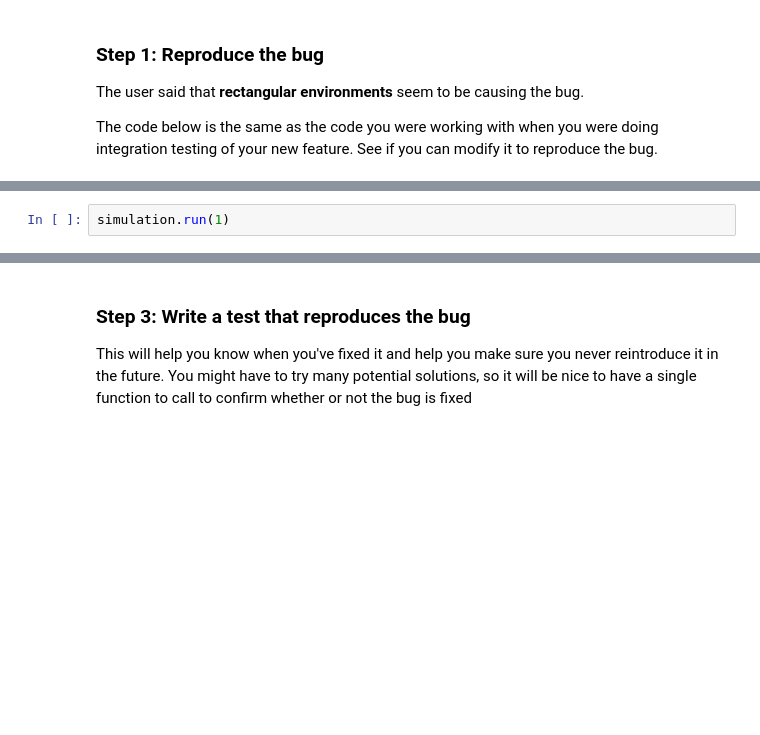
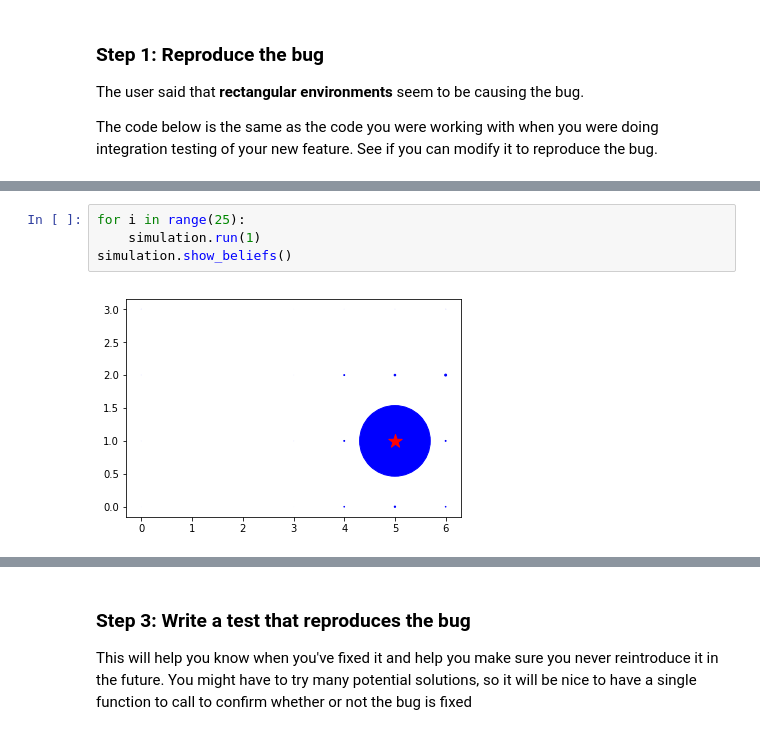
Before and after one commit to paluchnuggets/ObjectTrackingAndLocalization, a Jupyter notebook: 4_3_2D_Histogram_Filter/writeup.ipynb, the cells around one changed output, grey strips where cells are left out. Cells and saved outputs as stored; diff of their text form; blank space fills up the shorter version.

```diff
--- a/4_3_2D_Histogram_Filter/writeup.ipynb
+++ b/4_3_2D_Histogram_Filter/writeup.ipynb
@@ -267,5 +268,9 @@ simulation.show_beliefs()
-# %%
-simulation.run(1)
+# %%
+for i in range(25):
+    simulation.run(1)
+simulation.show_beliefs()
+# %% [output]
+[figure, added]
 # %% [markdown]
 ### Step 2: Read and Understand the error message
 If you triggered the bug, you should see an error message directly above this cell. The end of that message should say:
```
Also changed, not shown: parts of 4 cells of this notebook.
